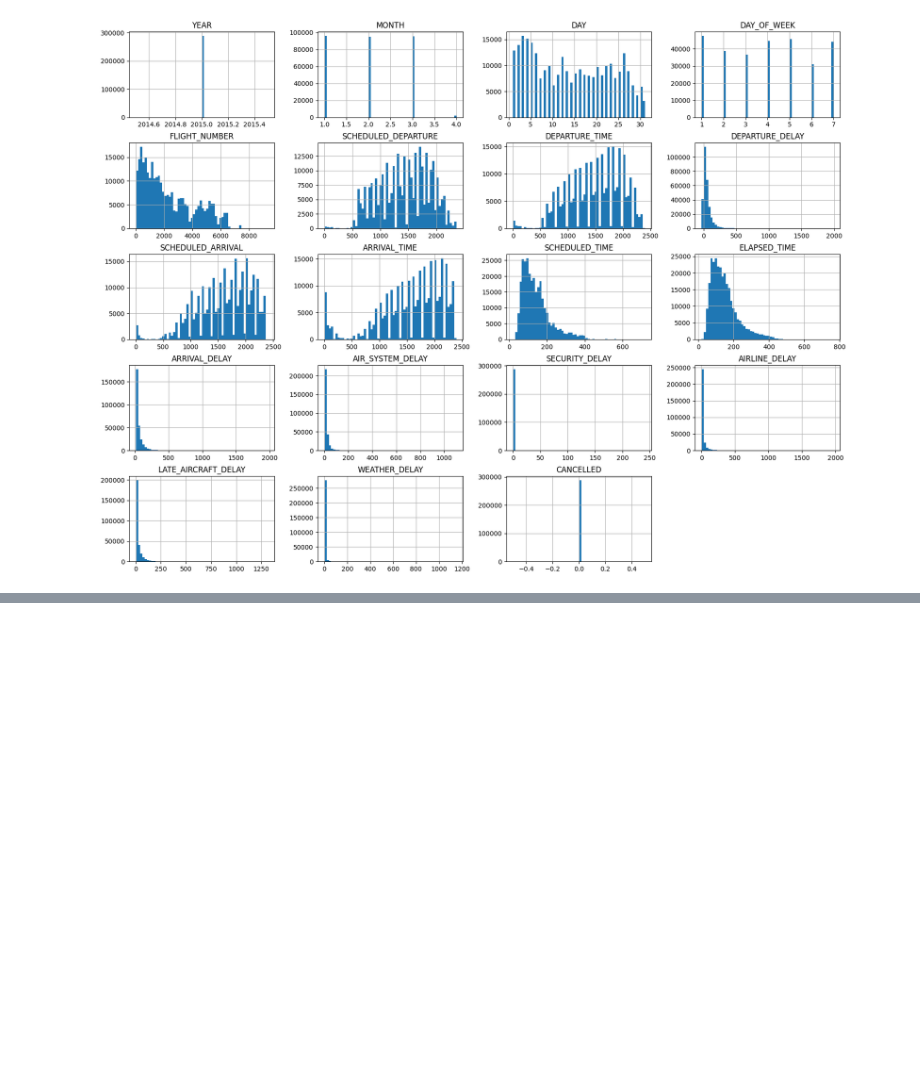
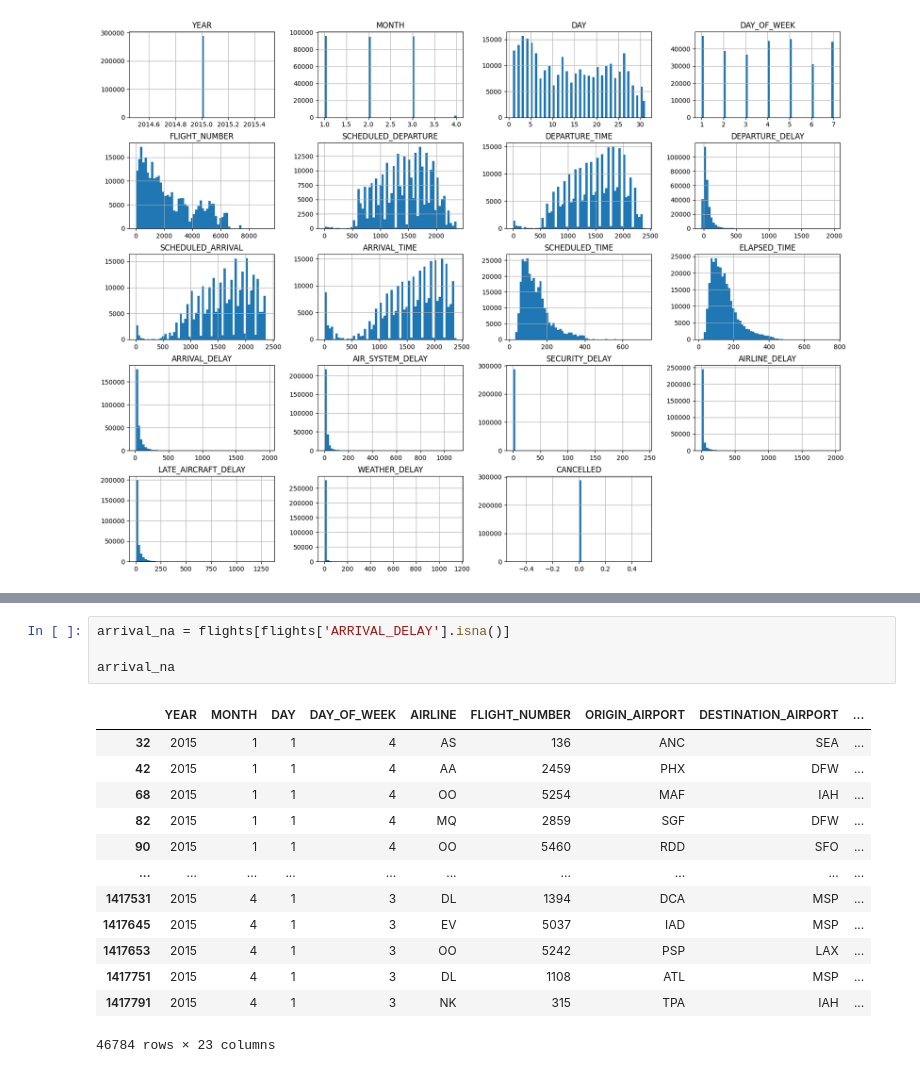
Before and after one commit to 47dhiraj/analytics_projects, a Jupyter notebook: pandas/data_exploration_and_data_cleaning/Flight Project/flight_project.ipynb, the cells around one changed output, grey strips where cells are left out. Drawn from its saved outputs; the diff is of its cells as text; blank space fills up the shorter version.

Commit message:
EDA & Data cleaning on Project Flight

```diff
--- a/pandas/data_exploration_and_data_cleaning/Flight Project/flight_project.ipynb
+++ b/pandas/data_exploration_and_data_cleaning/Flight Project/flight_project.ipynb
@@ -206,0 +255,18 @@ array([[<Axes: title={'center': 'YEAR'}>,
+# %%
+arrival_na = flights[flights['ARRIVAL_DELAY'].isna()]
+
+arrival_na
+# %% [output]
+|  | YEAR | MONTH | DAY | DAY_OF_WEEK | AIRLINE | FLIGHT_NUMBER | ORIGIN_AIRPORT | DESTINATION_AIRPORT | ... |
+| 32 | 2015 | 1 | 1 | 4 | AS | 136 | ANC | SEA | ... |
+| 42 | 2015 | 1 | 1 | 4 | AA | 2459 | PHX | DFW | ... |
+| 68 | 2015 | 1 | 1 | 4 | OO | 5254 | MAF | IAH | ... |
+| 82 | 2015 | 1 | 1 | 4 | MQ | 2859 | SGF | DFW | ... |
+| 90 | 2015 | 1 | 1 | 4 | OO | 5460 | RDD | SFO | ... |
+| ... | ... | ... | ... | ... | ... | ... | ... | ... | ... |
+| 1417531 | 2015 | 4 | 1 | 3 | DL | 1394 | DCA | MSP | ... |
+| 1417645 | 2015 | 4 | 1 | 3 | EV | 5037 | IAD | MSP | ... |
+| 1417653 | 2015 | 4 | 1 | 3 | OO | 5242 | PSP | LAX | ... |
+| 1417751 | 2015 | 4 | 1 | 3 | DL | 1108 | ATL | MSP | ... |
+| 1417791 | 2015 | 4 | 1 | 3 | NK | 315 | TPA | IAH | ... |
+46784 rows × 23 columns
```
Also changed, not shown: parts of 12 cells of this notebook.
